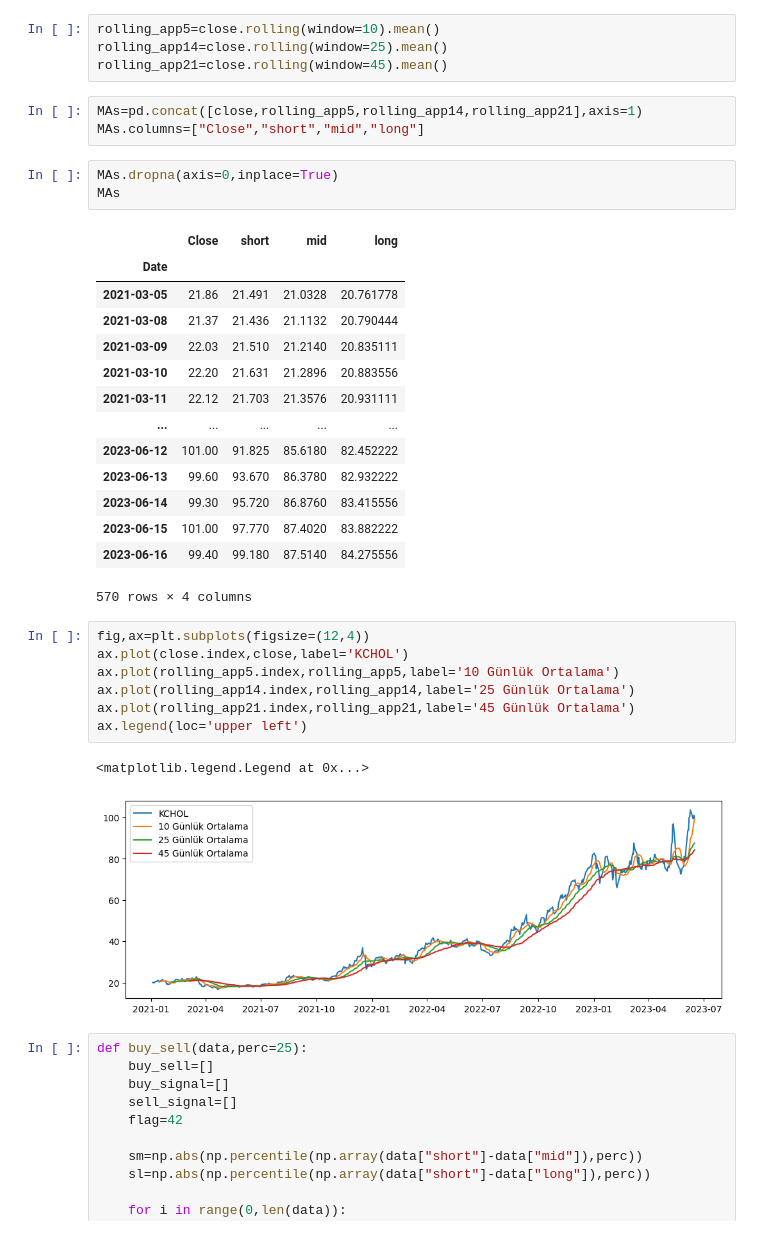
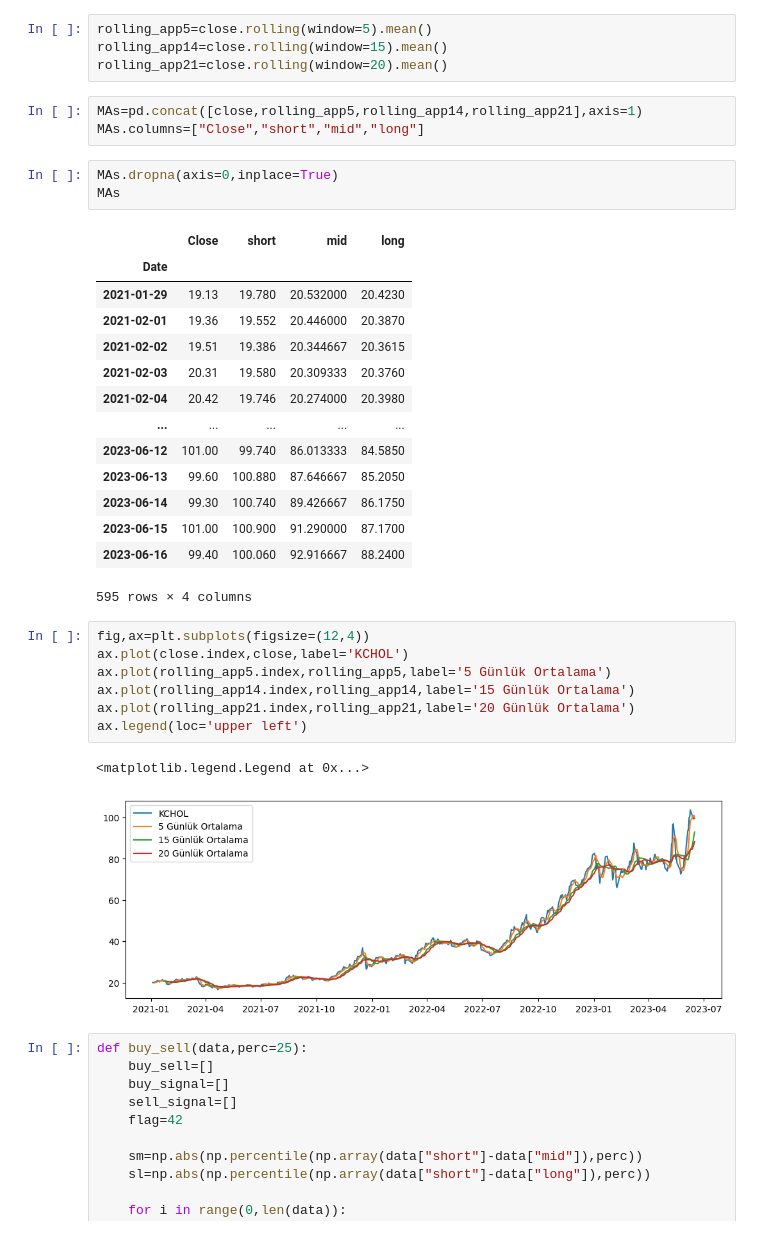
Before and after one commit to kaboya19/Borsa-Hisse-Analizi, a Jupyter notebook: project_kchol.ipynb, the cells around one changed output. Drawn from its saved outputs; the diff is of its cells as text.

```diff
--- a/project_kchol.ipynb
+++ b/project_kchol.ipynb
@@ -117,9 +117,9 @@ close
 | 2023-06-18 | 99.4 |
 615 rows × 1 columns
 # %%
-rolling_app5=close.rolling(window=10).mean()
-rolling_app14=close.rolling(window=25).mean()
-rolling_app21=close.rolling(window=45).mean()
+rolling_app5=close.rolling(window=5).mean()
+rolling_app14=close.rolling(window=15).mean()
+rolling_app21=close.rolling(window=20).mean()
 # %%
 MAs=pd.concat([close,rolling_app5,rolling_app14,rolling_app21],axis=1)
 MAs.columns=["Close","short","mid","long"]
@@ -129,28 +129,28 @@ MAs
 # %% [output]
 |  | Close | short | mid | long |
 | Date |  |  |  |  |
-| 2021-03-05 | 21.86 | 21.491 | 21.0328 | 20.761778 |
-| 2021-03-08 | 21.37 | 21.436 | 21.1132 | 20.790444 |
-| 2021-03-09 | 22.03 | 21.510 | 21.2140 | 20.835111 |
-| 2021-03-10 | 22.20 | 21.631 | 21.2896 | 20.883556 |
-| 2021-03-11 | 22.12 | 21.703 | 21.3576 | 20.931111 |
+| 2021-01-29 | 19.13 | 19.780 | 20.532000 | 20.4230 |
+| 2021-02-01 | 19.36 | 19.552 | 20.446000 | 20.3870 |
+| 2021-02-02 | 19.51 | 19.386 | 20.344667 | 20.3615 |
+| 2021-02-03 | 20.31 | 19.580 | 20.309333 | 20.3760 |
+| 2021-02-04 | 20.42 | 19.746 | 20.274000 | 20.3980 |
 | ... | ... | ... | ... | ... |
-| 2023-06-12 | 101.00 | 91.825 | 85.6180 | 82.452222 |
-| 2023-06-13 | 99.60 | 93.670 | 86.3780 | 82.932222 |
-| 2023-06-14 | 99.30 | 95.720 | 86.8760 | 83.415556 |
-| 2023-06-15 | 101.00 | 97.770 | 87.4020 | 83.882222 |
-| 2023-06-16 | 99.40 | 99.180 | 87.5140 | 84.275556 |
+| 2023-06-12 | 101.00 | 99.740 | 86.013333 | 84.5850 |
+| 2023-06-13 | 99.60 | 100.880 | 87.646667 | 85.2050 |
+| 2023-06-14 | 99.30 | 100.740 | 89.426667 | 86.1750 |
+| 2023-06-15 | 101.00 | 100.900 | 91.290000 | 87.1700 |
+| 2023-06-16 | 99.40 | 100.060 | 92.916667 | 88.2400 |
-570 rows × 4 columns
+595 rows × 4 columns
 # %%
 fig,ax=plt.subplots(figsize=(12,4))
 ax.plot(close.index,close,label='KCHOL')
-ax.plot(rolling_app5.index,rolling_app5,label='10 Günlük Ortalama')
-ax.plot(rolling_app14.index,rolling_app14,label='25 Günlük Ortalama')
-ax.plot(rolling_app21.index,rolling_app21,label='45 Günlük Ortalama')
+ax.plot(rolling_app5.index,rolling_app5,label='5 Günlük Ortalama')
+ax.plot(rolling_app14.index,rolling_app14,label='15 Günlük Ortalama')
+ax.plot(rolling_app21.index,rolling_app21,label='20 Günlük Ortalama')
 ax.legend(loc='upper left')
 # %% [output]
 <matplotlib.legend.Legend at 0x...>
-[figure, old version]
+[figure, new version]
 # %%
 def buy_sell(data,perc=25):
     buy_sell=[]
```
Also changed, not shown: parts of 18 cells of this notebook, 1 other file.
